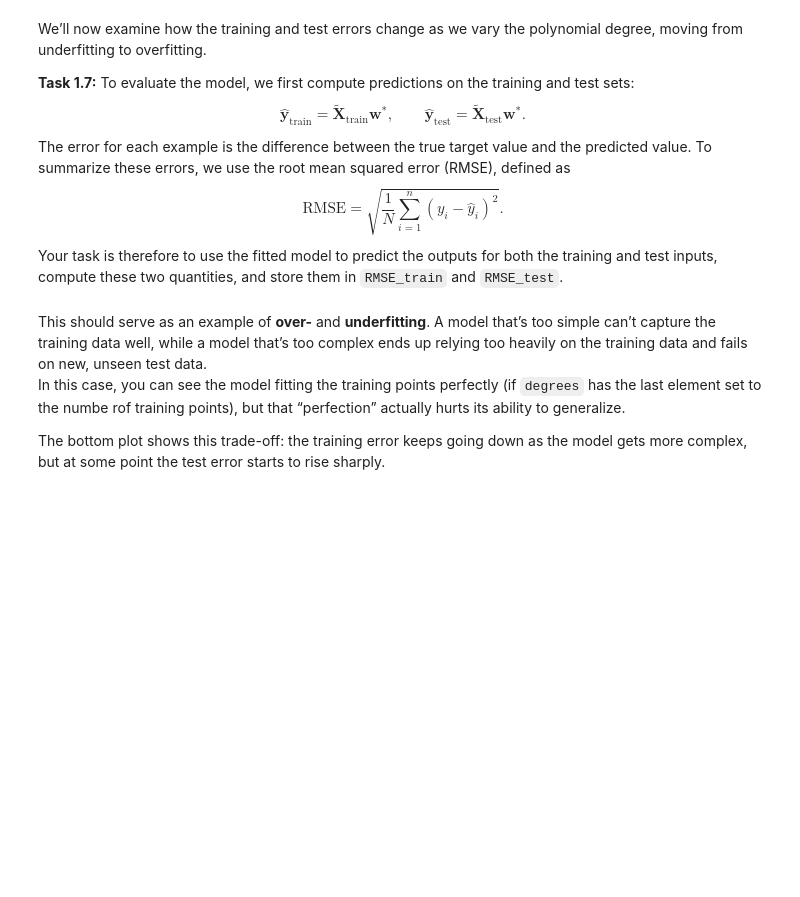
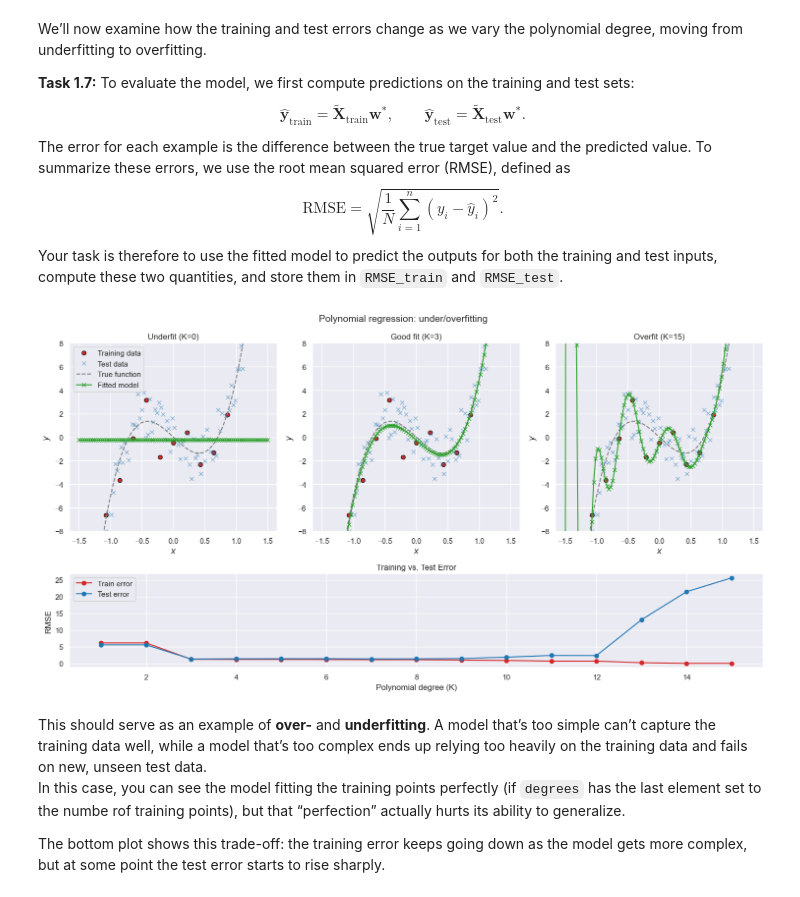
Before and after one commit to MagnusStarkadOttosen/02451_machine_learning, a Jupyter notebook: Week6/exercise6.ipynb, the cells around one changed output. Saved outputs shown, nothing was run; the diff lists cells and outputs as text; code cells hidden in the pictures; blank space fills up the shorter version.

```diff
--- a/Week6/exercise6.ipynb
+++ b/Week6/exercise6.ipynb
@@ -239,35 +278,39 @@ for ax, degree_sweep, title in zip(axes_top, degrees, titles):
     w_star_sweep = fit_pm(X_train, y_train, degree_sweep)
     y_pred_sweep = predict_pm(w_star_sweep, X_test, degree_sweep)
     utils.plot_polynomial_data_with_pred(X_train, y_train, X_test, y_test=y_test, func=func, y_pred=y_pred_sweep, ax=ax)
     ax.set_title(title)
     axes_top[0].legend(loc="best")
 
 # Fit and predict for K = 1..15
 train_errors, test_errors = [], []
 for degree_sweep in range(1, max(degrees) + 1):
     # Fit the model.
     w_star_sweep = fit_pm(X_train, y_train, degree_sweep)
 
     # Predict on training and test data,
     y_train_pred = predict_pm(w_star_sweep, X_train, degree_sweep)
     y_test_pred = predict_pm(w_star_sweep, X_test, degree_sweep)
 
     # 1.7) Calculate the root mean square error and save them as RMSE_train and RMSE_test.v Use only numpy
-    # YOUR CODE HERE
-    raise NotImplementedError()
+    ### BEGIN SOLUTION
+    RMSE_train = np.sqrt(np.mean((y_train - y_train_pred) ** 2))
+    RMSE_test = np.sqrt(np.mean((y_test - y_test_pred) ** 2))
+    ### END SOLUTION
 
     # Store the errors
     train_errors.append(RMSE_train)
     test_errors.append(RMSE_test)
 
 ax_bottom.plot(range(1, max(degrees) + 1), train_errors, "-o", color="tab:red", label="Train error")
 ax_bottom.plot(range(1, max(degrees) + 1), test_errors, "-o", color="tab:blue", label="Test error")
 ax_bottom.set_xlabel("Polynomial degree (K)")
 ax_bottom.set_ylabel("RMSE")
 ax_bottom.set_title("Training vs. Test Error")
 ax_bottom.legend()
 ax_bottom.grid(True)
 plt.tight_layout()
+# %% [output]
+[figure, added]
 # %% [markdown]
 
 
```
Also changed, not shown: parts of 33 cells of this notebook, 5 other files.
